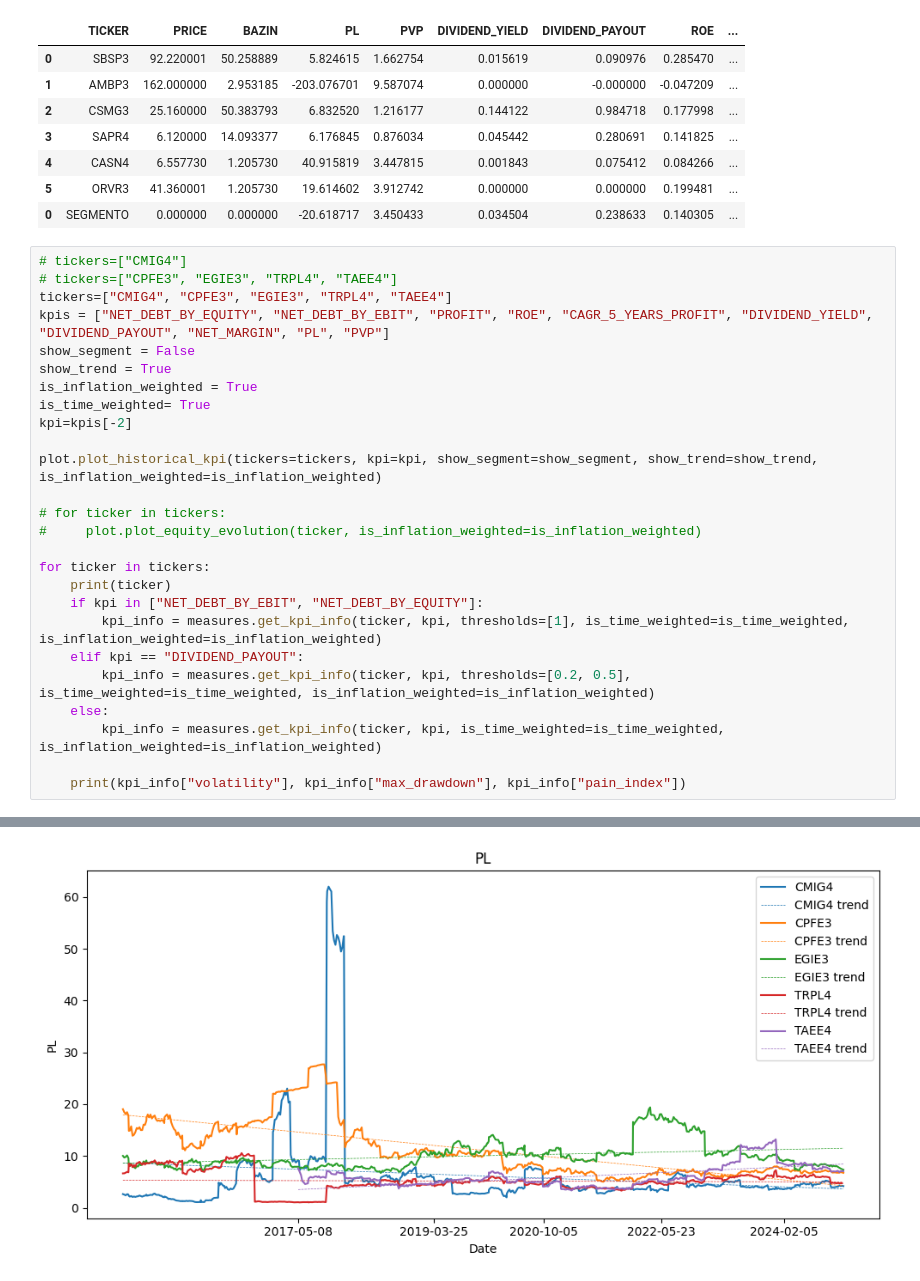
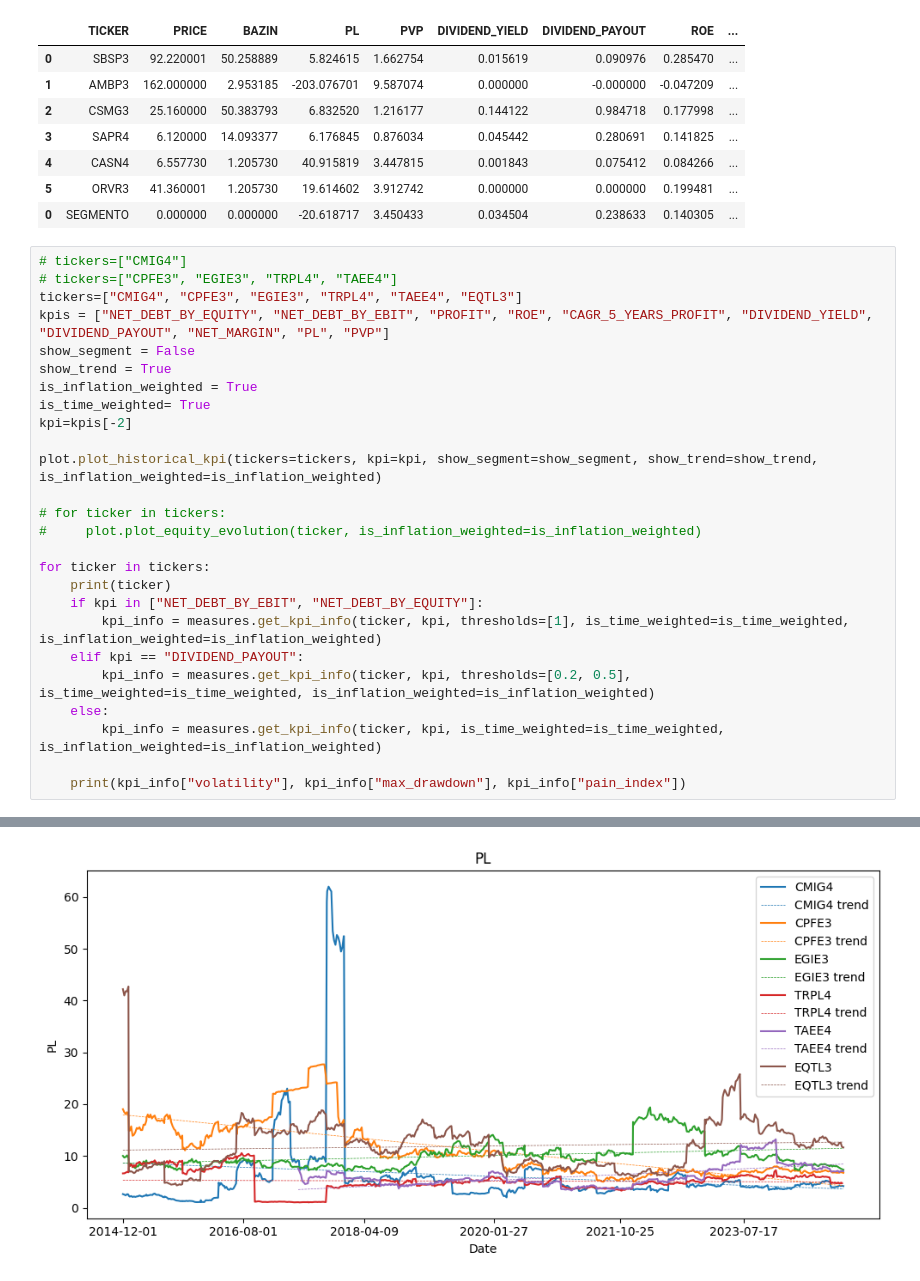
Before and after one commit to boa50/investment-analysis-etl, a Jupyter notebook: analysis/stock-analysis.ipynb, the cells around one changed output, grey strips where cells are left out. Saved outputs shown, nothing was run; the diff lists cells and outputs as text.

```diff
--- a/analysis/stock-analysis.ipynb
+++ b/analysis/stock-analysis.ipynb
@@ -42,7 +42,7 @@ measures.get_latest_values_by_segmento("Água e Saneamento")
 # %%
 # tickers=["CMIG4"]
 # tickers=["CPFE3", "EGIE3", "TRPL4", "TAEE4"]
-tickers=["CMIG4", "CPFE3", "EGIE3", "TRPL4", "TAEE4"]
+tickers=["CMIG4", "CPFE3", "EGIE3", "TRPL4", "TAEE4", "EQTL3"]
 kpis = ["NET_DEBT_BY_EQUITY", "NET_DEBT_BY_EBIT", "PROFIT", "ROE", "CAGR_5_YEARS_PROFIT", "DIVIDEND_YIELD", "DIVIDEND_PAYOUT", "NET_MARGIN", "PL", "PVP"]
 show_segment = False
 show_trend = True
@@ -89,4 +86,4 @@ m: 2.0606335561039978e-17
-[figure, old version]
+[figure, new version]
 CMIG4
 Getting values for CMIG4
 m: 1.095805771815091e-17
```
Also changed, not shown: parts of 2 cells of this notebook.
